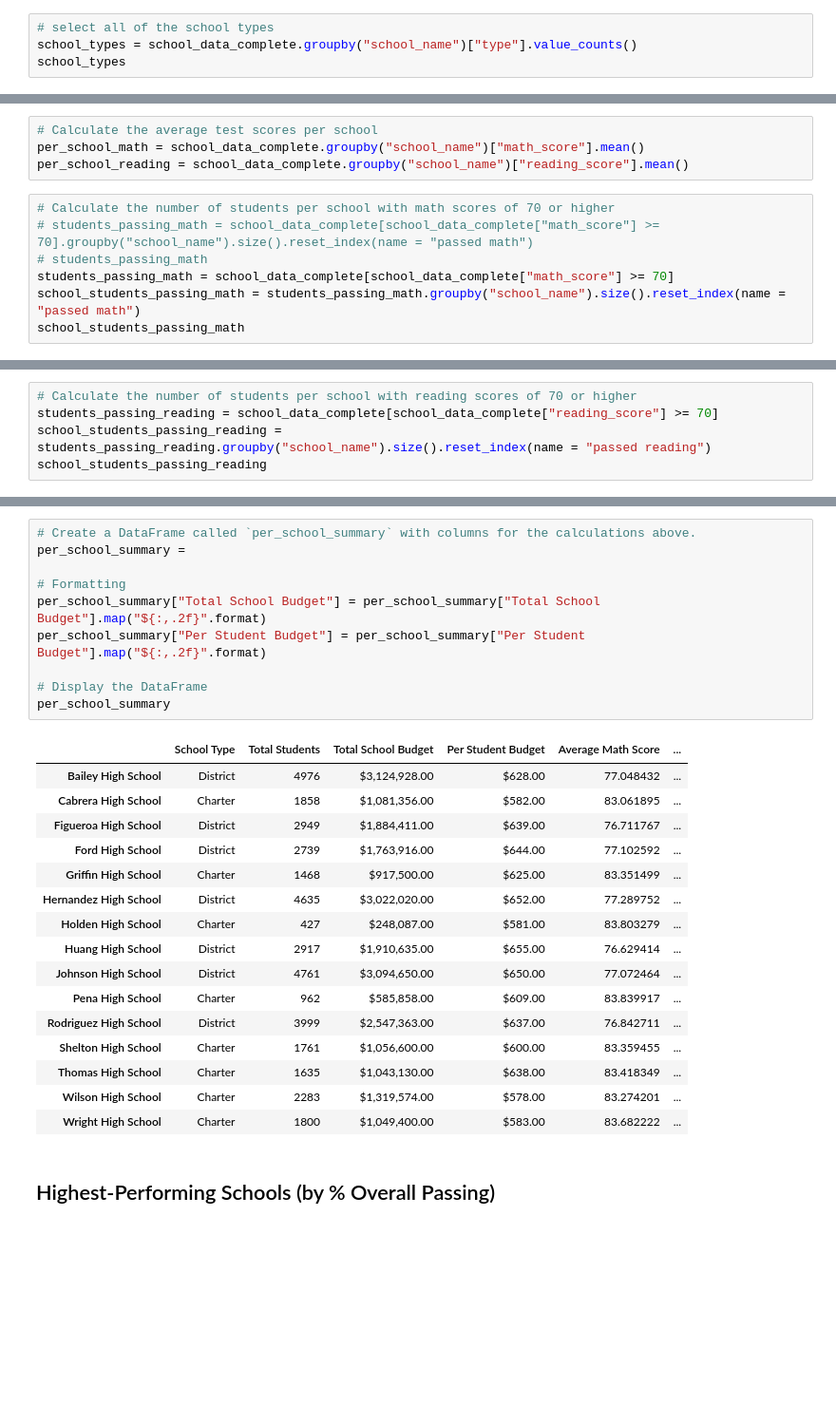
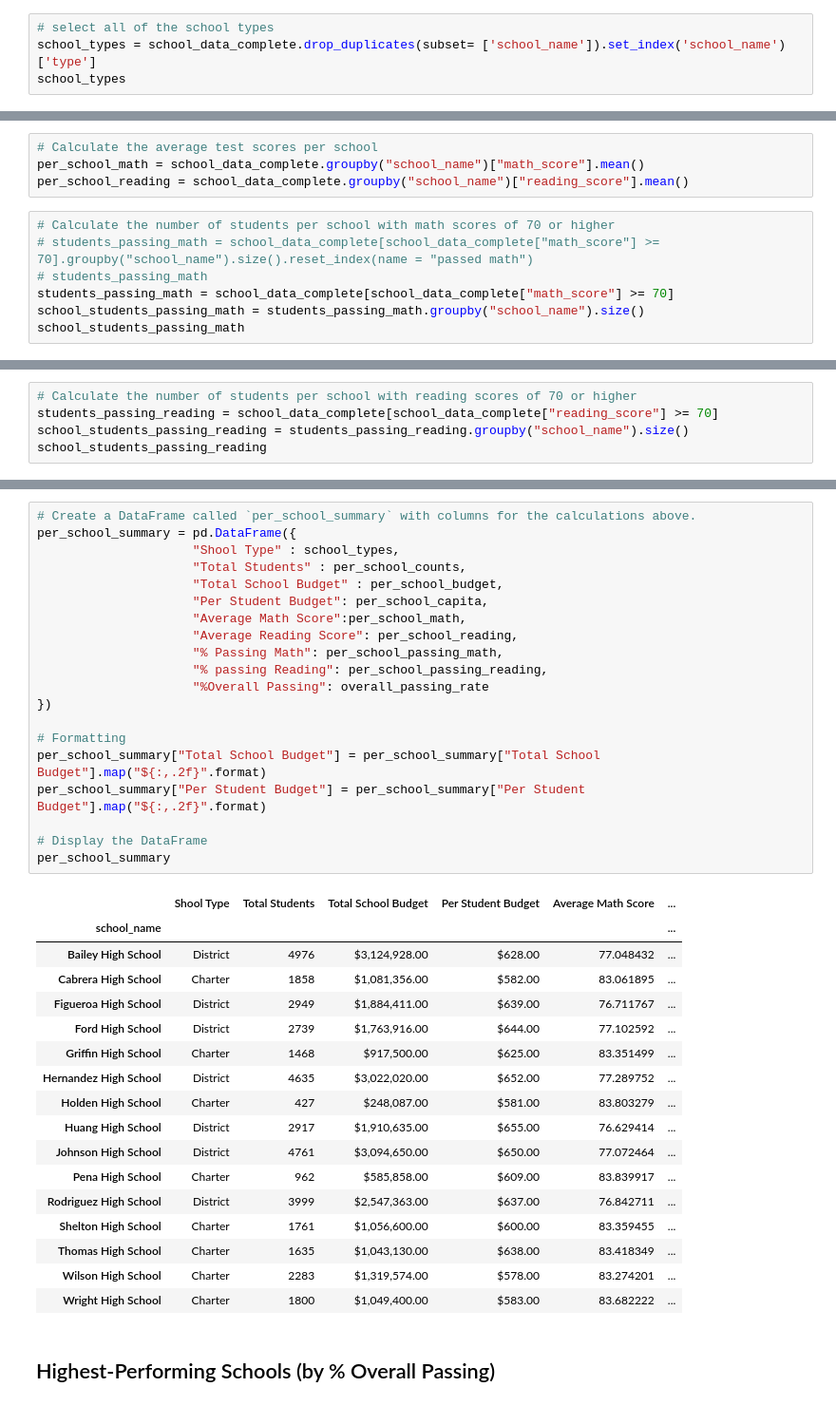
Before and after one commit to dilqvl62/pandas-challenge, a Jupyter notebook: PyCitySchools/PyCitySchools.ipynb, the cells around one changed output, grey strips where cells are left out. Shown at 95% size. Cells and saved outputs as stored; diff of their text form; blank space fills up the shorter version.

Commit message:
formatig and calculating/ sumirize the data

```diff
--- a/PyCitySchools/PyCitySchools.ipynb
+++ b/PyCitySchools/PyCitySchools.ipynb
@@ -112,6 +112,6 @@ district_summary
 ## School Summary
 # %%
 # select all of the school types
-school_types = school_data_complete.groupby("school_name")["type"].value_counts()
+school_types = school_data_complete.drop_duplicates(subset= ['school_name']).set_index('school_name')['type']
 school_types
 # %% [output]
@@ -186,6 +186,6 @@ per_school_reading = school_data_complete.groupby("school_name")["reading_score"
 # students_passing_math = school_data_complete[school_data_complete["math_score"] >= 70].groupby("school_name").size().reset_index(name = "passed math")
 # students_passing_math
 students_passing_math = school_data_complete[school_data_complete["math_score"] >= 70]
-school_students_passing_math = students_passing_math.groupby("school_name").size().reset_index(name = "passed math")
+school_students_passing_math = students_passing_math.groupby("school_name").size()
 school_students_passing_math
 # %% [output]
@@ -208,6 +209,6 @@ school_students_passing_math
 # %%
 # Calculate the number of students per school with reading scores of 70 or higher
 students_passing_reading = school_data_complete[school_data_complete["reading_score"] >= 70]
-school_students_passing_reading = students_passing_reading.groupby("school_name").size().reset_index(name = "passed reading")
+school_students_passing_reading = students_passing_reading.groupby("school_name").size()
 school_students_passing_reading
 # %% [output]
@@ -240,16 +261,27 @@ per_school_passing_reading = school_students_passing_reading / per_school_counts
 overall_passing_rate = school_students_passing_math_and_reading / per_school_counts * 100
 # %%
 # Create a DataFrame called `per_school_summary` with columns for the calculations above.
-per_school_summary =
+per_school_summary = pd.DataFrame({
+                     "Shool Type" : school_types,
+                     "Total Students" : per_school_counts,
+                     "Total School Budget" : per_school_budget,
+                     "Per Student Budget": per_school_capita,
+                     "Average Math Score":per_school_math,
+                     "Average Reading Score": per_school_reading,
+                     "% Passing Math": per_school_passing_math,
+                     "% passing Reading": per_school_passing_reading,
+                     "%Overall Passing": overall_passing_rate
+})
 
 # Formatting
 per_school_summary["Total School Budget"] = per_school_summary["Total School Budget"].map("${:,.2f}".format)
 per_school_summary["Per Student Budget"] = per_school_summary["Per Student Budget"].map("${:,.2f}".format)
 
 # Display the DataFrame
 per_school_summary
 # %% [output]
-|  | School Type | Total Students | Total School Budget | Per Student Budget | Average Math Score | ... |
+|  | Shool Type | Total Students | Total School Budget | Per Student Budget | Average Math Score | ... |
+| school_name |  |  |  |  |  | ... |
 | Bailey High School | District | 4976 | $3,124,928.00 | $628.00 | 77.048432 | ... |
 | Cabrera High School | Charter | 1858 | $1,081,356.00 | $582.00 | 83.061895 | ... |
 | Figueroa High School | District | 2949 | $1,884,411.00 | $639.00 | 76.711767 | ... |
```
Also changed, not shown: parts of 8 cells of this notebook.
